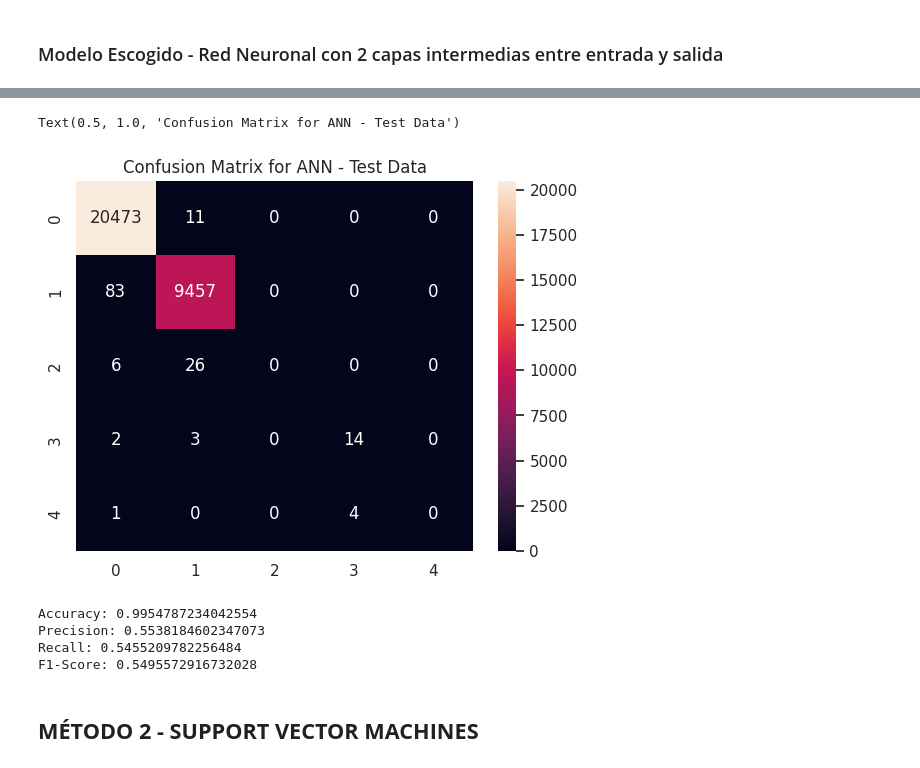
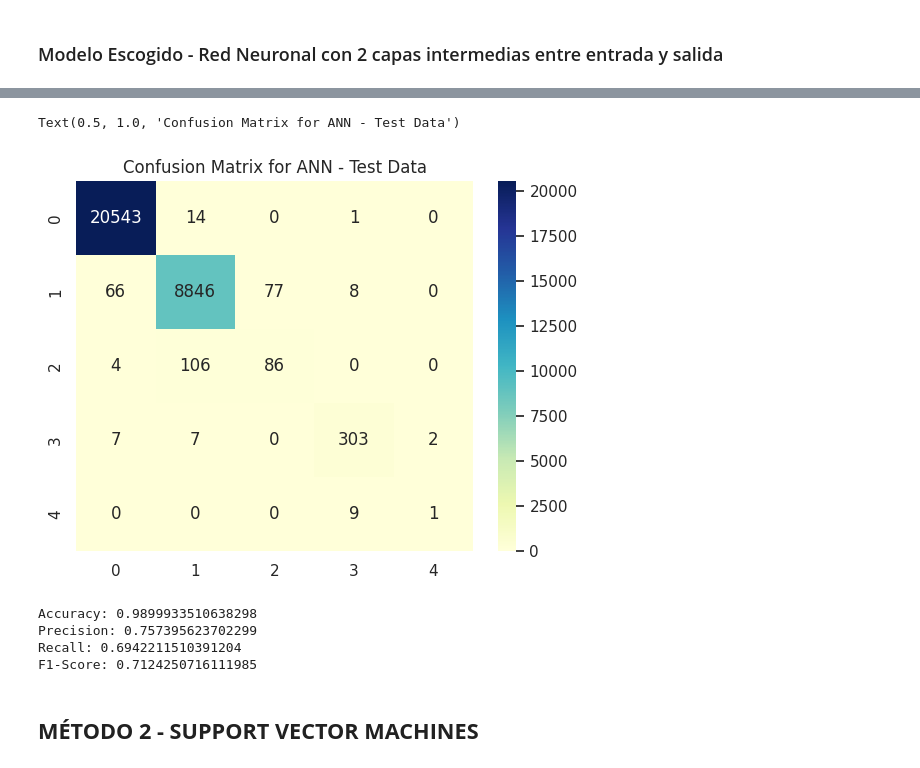
Before and after one commit to santyxd3000/Undergraduate-Project, a Jupyter notebook: Classifying_Models.ipynb, the cells around one changed output, grey strips where cells are left out. Saved outputs shown, nothing was run; the diff lists cells and outputs as text; code cells hidden in the pictures.

```diff
--- a/Classifying_Models.ipynb
+++ b/Classifying_Models.ipynb
@@ -83,7 +83,7 @@ GPU: [PhysicalDevice(name='/physical_device:GPU:0', device_type='GPU')]
 Num GPUs: 1
 # %%
 #Leer datos etiquetados
-df = pd.read_csv('df_with_labels.csv',sep=';').dropna()
+df = pd.read_csv('df_with_labels_ae11.csv',sep=';').dropna()
 # %%
 #Counting each item
 print(sorted(Counter(df['Label']).items()))
@@ -370,13 +370,13 @@ ann_predict_test = np.argmax(ann_predict_test, axis=1)
 # %%
 from sklearn.metrics import confusion_matrix, ConfusionMatrixDisplay
 
 
 cm = confusion_matrix(y_test, ann_predict_test)
-sns.heatmap(cm,annot=True, fmt='g')
+sns.heatmap(cm,annot=True, fmt='g',cmap='YlGnBu')
 plt.title('Confusion Matrix for ANN - Test Data')
 # %% [output]
 Text(0.5, 1.0, 'Confusion Matrix for ANN - Test Data')
-[figure, old version]
+[figure, new version]
 # %%
 from sklearn.metrics import accuracy_score, precision_score, recall_score, f1_score
 accuracy = accuracy_score(y_test, ann_predict_test)
@@ -389,10 +389,10 @@ print("Precision: "+ str(precision))
 print("Recall: "+ str(recall))
 print("F1-Score: "+ str(f1_score))
 # %% [output]
-Accuracy: 0.9954787234042554
-Precision: 0.5538184602347073
-Recall: 0.5455209782256484
-F1-Score: 0.5495572916732028
+Accuracy: 0.9899933510638298
+Precision: 0.757395623702299
+Recall: 0.6942211510391204
+F1-Score: 0.7124250716111985
 # %% [markdown]
 ## **MÉTODO 2 - SUPPORT VECTOR MACHINES**
 # %%
```
Also changed, not shown: parts of 38 cells of this notebook.
